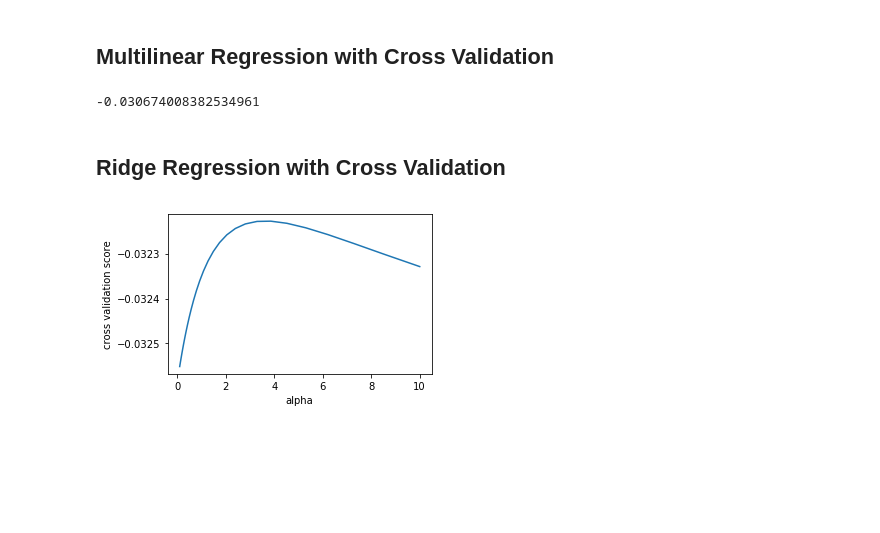
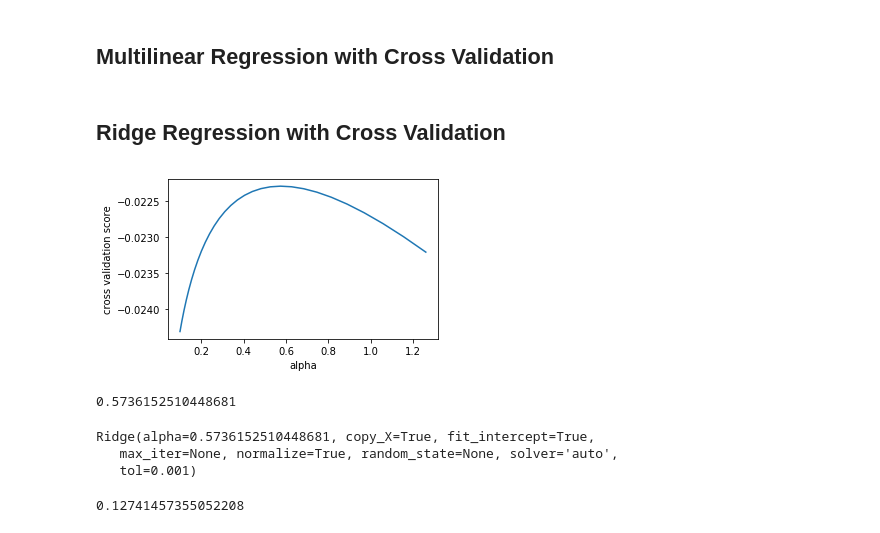
Before and after one commit to joshualee791204/Octopus, a Jupyter notebook: Analysis_YQ.ipynb, the cells around one changed output. Saved outputs shown, nothing was run; the diff lists cells and outputs as text; code cells hidden in the pictures; blank space fills up the shorter version.

```diff
--- a/Analysis_YQ.ipynb
+++ b/Analysis_YQ.ipynb
@@ -13,8 +13,11 @@ pd.set_option('display.max_rows', 200)
 # %%
 df = pd.read_csv('train.csv')
 df = df.drop('Id', axis=1)
+df_reduced = df.drop(['BldgType','RoofMatl','ExterCond','Functional','3SsnPorch','ScreenPorch','MoSold',
+                      'Street','Utilities','PoolQC','LotFrontage','GarageYrBlt'], axis=1)
+
 # Separate features and response
-X, y = df.iloc[:,:-1], df.iloc[:,-1]
+X, y = df_reduced.iloc[:,:-1], df_reduced.iloc[:,-1]
 
 # log transformation
 y = np.log(y)
@@ -85,7 +47,0 @@ blah.filter(regex='^'+'Alley__')
-# %%
-# dummify MSZoning
-MSZoning = pd.get_dummies(X['MSZoning'], prefix='MSZoning', prefix_sep='_')
-MSZoning = MSZoning.drop('MSZoning_RL', axis=1)
-MSZoning.head()
-X = pd.concat([X.drop('MSZoning', axis=1), MSZoning], axis=1)
-X.head()
@@ -120,2 +50,4 @@ Index(['Id', 'MSSubClass', 'MSZoning', 'LotFrontage', 'LotArea', 'Street',
+# %%
+ X['MasVnrArea'].fillna(0, inplace=True)
 # %% [markdown]
 # Missing Values
@@ -187,29 +101,46 @@ X_reduced = X.loc[:,['OverallQual','1stFlrSF','GrLivArea','MSZoning_C (all)',
 lm = linear_model.LinearRegression()
 scores = cross_val_score(lm, X_reduced, y, cv=5, scoring='neg_mean_squared_error')
 scores.mean()
-# %% [output]
--0.030674008382534961
 # %% [markdown]
 ## Ridge Regression with Cross Validation
 # %%
 # train-test split
 from sklearn.model_selection import train_test_split
-X_train_reduced, X_test_reduced, y_train, y_test = train_test_split(X_reduced, y, test_size=0.2, random_state=10)
+X_train_reduced, X_test_reduced, y_train, y_test = train_test_split(X, y, test_size=0.2, random_state=10)
 # %%
+from sklearn import linear_model
 from sklearn.model_selection import cross_val_score
 
-alphas = np.logspace(-1, 1, 30)
+alphas = np.logspace(-1, 0.1, 30)
 
 plt.figure(figsize=(5, 3))
 
-scores = [cross_val_score(linear_model.Ridge(alpha), X_train_reduced, y_train,
+scores = [cross_val_score(linear_model.Ridge(alpha, normalize=True), X_train_reduced, y_train,
                           cv=5, scoring='neg_mean_squared_error').mean() for alpha in alphas]
 plt.plot(alphas, scores)
 
 plt.legend(loc='lower left')
 plt.xlabel('alpha')
 plt.ylabel('cross validation score')
 plt.tight_layout()
 plt.show()
 # %% [output]
-[figure, old version]
+[figure, new version]
+# %%
+best_alpha = alphas[np.argmax(scores)] # 0.5736152510448681
+best_alpha
+# %% [output]
+0.5736152510448681
+# %%
+# train model with best alpha
+rm = linear_model.Ridge(alpha = best_alpha, normalize=True)
+rm.fit(X_train_reduced, y_train)
+# %% [output]
+Ridge(alpha=0.5736152510448681, copy_X=True, fit_intercept=True,
+   max_iter=None, normalize=True, random_state=None, solver='auto',
+   tol=0.001)
+# %%
+rmpred = rm.predict(X_test_reduced)
+np.sqrt(np.mean(np.square(rmpred - y_test.values)))
+# %% [output]
+0.12741457355052208
```
Also changed, not shown: parts of 18 cells of this notebook.
